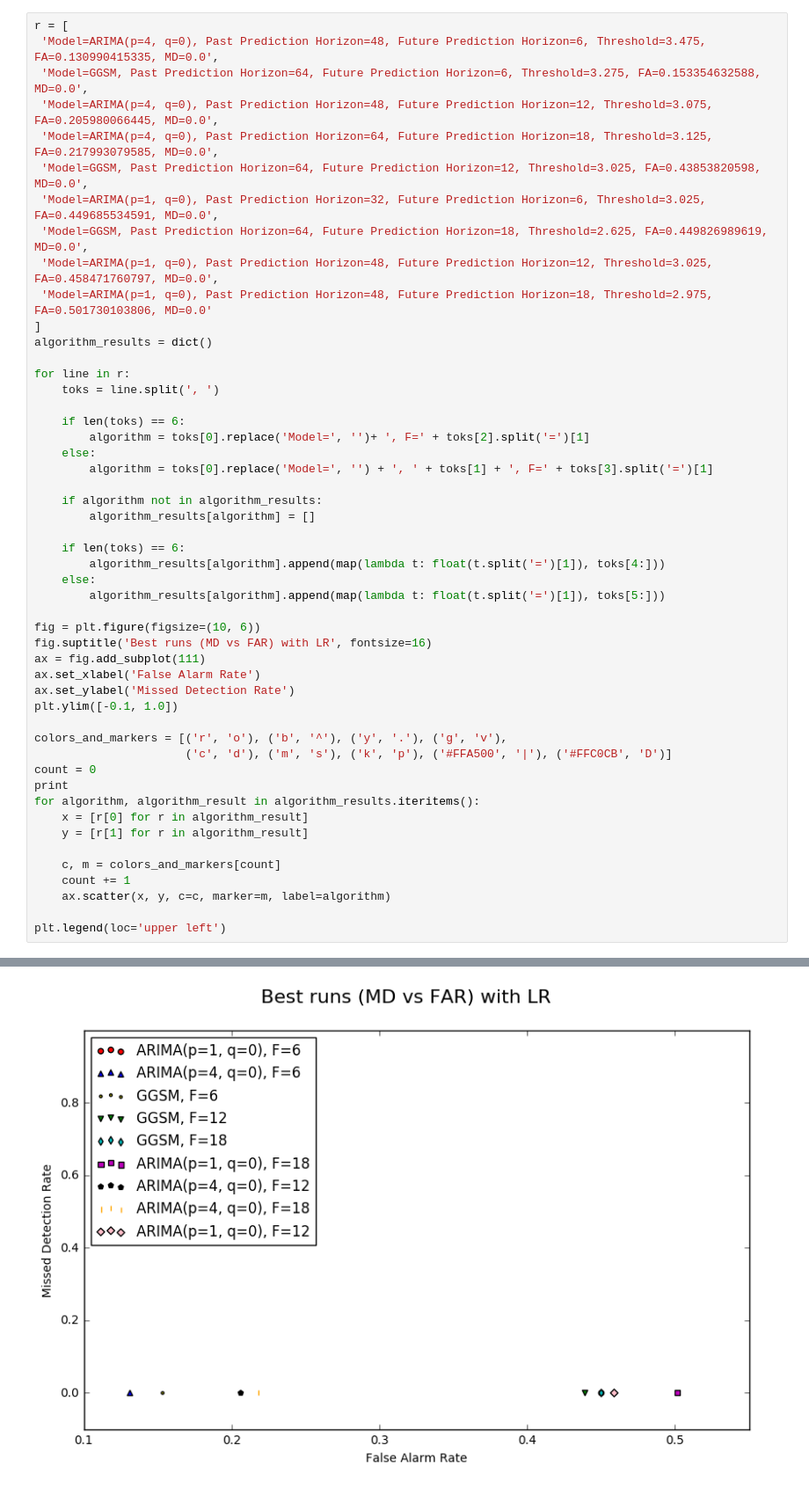
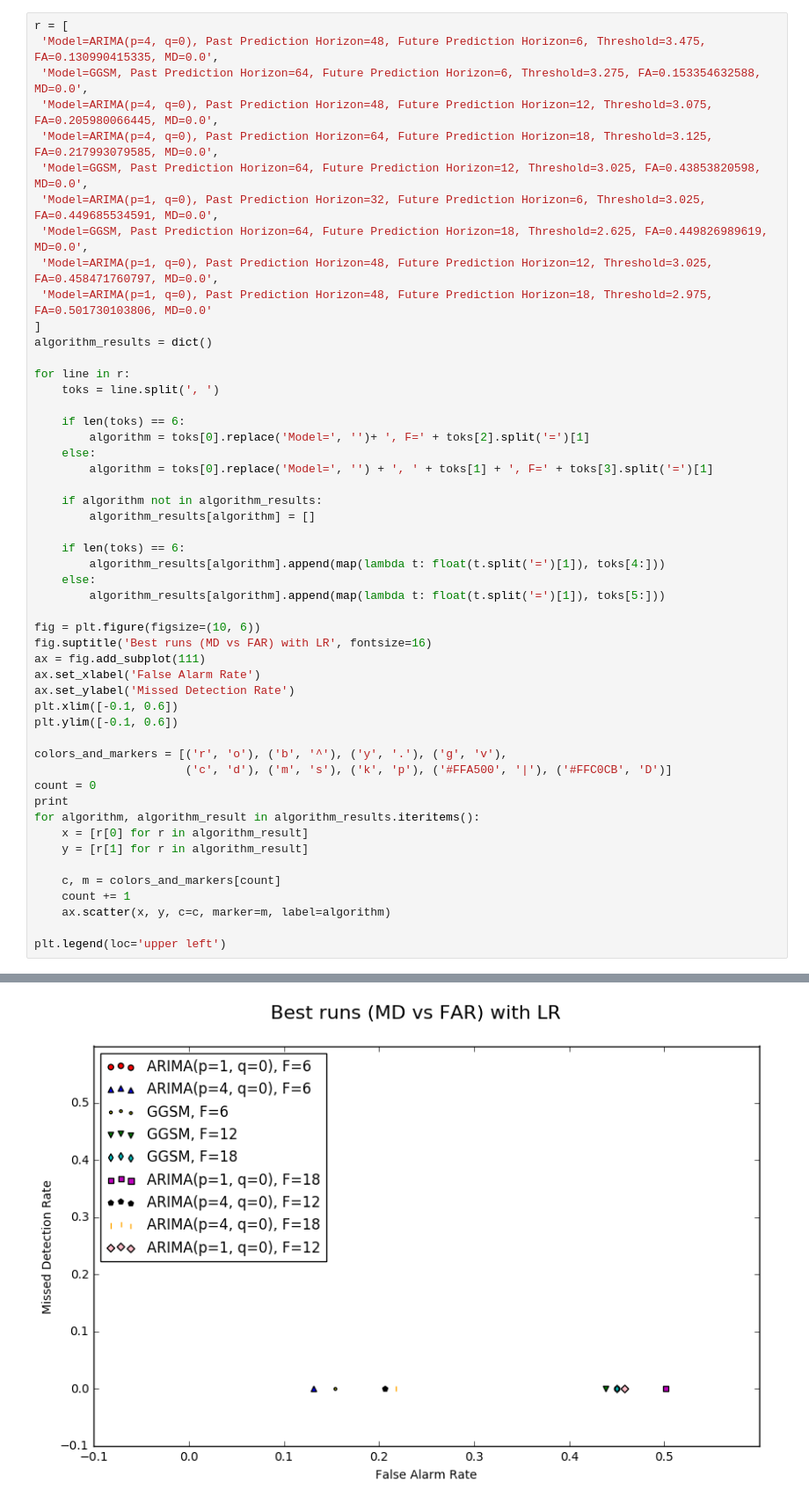
Before and after one commit to fedep3/sdl, a Jupyter notebook: LR Prediction Results.ipynb, the cells around one changed output, grey strips where cells are left out. Shown: that part at 88% size. Cells and saved outputs as stored; diff of their text form.

```diff
--- a/LR Prediction Results.ipynb
+++ b/LR Prediction Results.ipynb
@@ -56,32 +56,33 @@ for line in r:
 
     if algorithm not in algorithm_results:
         algorithm_results[algorithm] = []
 
     if len(toks) == 6:
         algorithm_results[algorithm].append(map(lambda t: float(t.split('=')[1]), toks[4:]))
     else:
         algorithm_results[algorithm].append(map(lambda t: float(t.split('=')[1]), toks[5:]))
 
 fig = plt.figure(figsize=(10, 6))
 fig.suptitle('Best runs (MD vs FAR) with LR', fontsize=16)
 ax = fig.add_subplot(111)
 ax.set_xlabel('False Alarm Rate')
 ax.set_ylabel('Missed Detection Rate')
-plt.ylim([-0.1, 1.0])
+plt.xlim([-0.1, 0.6])
+plt.ylim([-0.1, 0.6])
 
 colors_and_markers = [('r', 'o'), ('b', '^'), ('y', '.'), ('g', 'v'),
                       ('c', 'd'), ('m', 's'), ('k', 'p'), ('#FFA500', '|'), ('#FFC0CB', 'D')]
 count = 0
 print
 for algorithm, algorithm_result in algorithm_results.iteritems():
     x = [r[0] for r in algorithm_result]
     y = [r[1] for r in algorithm_result]
 
     c, m = colors_and_markers[count]
     count += 1
     ax.scatter(x, y, c=c, marker=m, label=algorithm)
 
 plt.legend(loc='upper left')
 # %% [output]
 <matplotlib.legend.Legend at 0x...>
-[figure, old version]
+[figure, new version]
```
Also changed, not shown: parts of 1 cell of this notebook, 2 other files.
